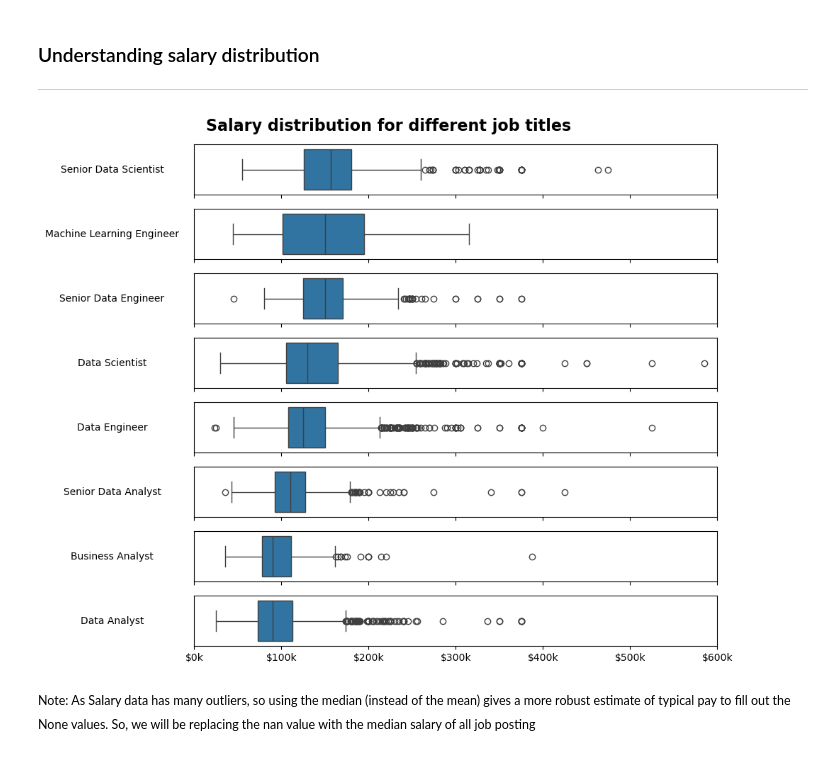
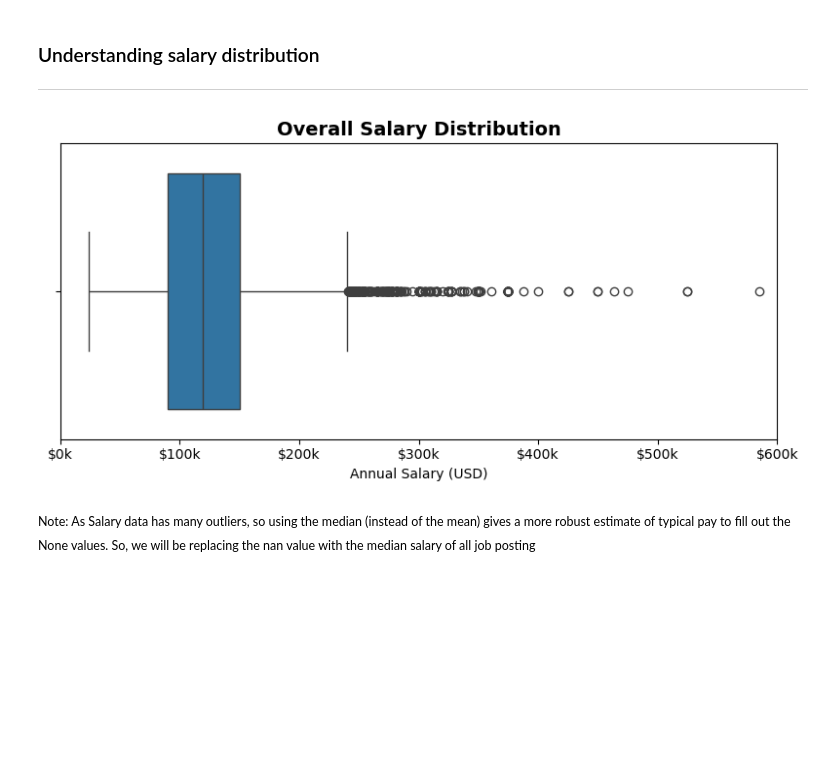
Before and after one commit to avinashchoudhary2004/Data-Professionals-Job-Market-Insights, a Jupyter notebook: 1_Data_Prep_and_Cleaning.ipynb, the cells around one changed output. Saved outputs shown, nothing was run; the diff lists cells and outputs as text; code cells hidden in the pictures; blank space fills up the shorter version.

```diff
--- a/1_Data_Prep_and_Cleaning.ipynb
+++ b/1_Data_Prep_and_Cleaning.ipynb
@@ -202,29 +198,17 @@ job_titles = median_salaries.index
 # %%
+df_US_known = df_US_filtered[df_US_filtered['salary_year_avg'].notna()]
+
 # plotting salary distriubtion
-df_US_known = df_US_filtered[df_US_filtered['salary_year_avg'].notna()]
-fig, ax = plt.subplots(len(job_titles), 1, figsize=(10, 8))
-
-for i, job_title in enumerate(job_titles):
-    temp = df_US_known[df_US_known.job_title_short == job_title]
-    # ax[i].boxplot(temp['salary_year_avg'], vert=False, patch_artist=True)
-    sns.boxplot(x='salary_year_avg', data=temp, ax=ax[i], orient='h')
-
-    ax[i].set_xlabel('')
-    ax[i].set_ylabel(job_title, rotation=0, labelpad=80, fontsize=10, va='center')
-
-    ax[i].tick_params(axis='y', length=0)
-    ax[i].set_xlim(0, 600000)
-    ax[i].xaxis.set_major_formatter(plt.FuncFormatter(lambda x, pos: f'${int(x/1000)}k'))
-
-    if i < len(job_titles) - 1:
-        ax[i].tick_params(labelbottom=False)
-
-fig.suptitle('Salary distribution for different job titles', fontweight='bold', fontsize=16)
-fig.subplots_adjust(left=0.25)
-fig.tight_layout()
+plt.figure(figsize=(8,4))
+sns.boxplot(data=df_US_known['salary_year_avg'], orient='h')
+plt.gca().xaxis.set_major_formatter(plt.FuncFormatter(lambda x, pos: f'${int(x/1000)}k'))
+plt.title('Overall Salary Distribution', fontsize=14, fontweight='bold')
+plt.xlabel('Annual Salary (USD)')
+plt.xlim(0, 600000)
+plt.tight_layout()
 plt.show()
 # %% [output]
-[figure, old version]
+[figure, new version]
 # %% [markdown]
 <small> Note: As Salary data has many outliers, so using the median (instead of the mean) gives a more robust estimate of typical pay to fill out the None values. So, we will be replacing the nan value with the median salary of all job posting </small>
 # %% [markdown]
```
Also changed, not shown: parts of 2 cells of this notebook, 4 other files.
